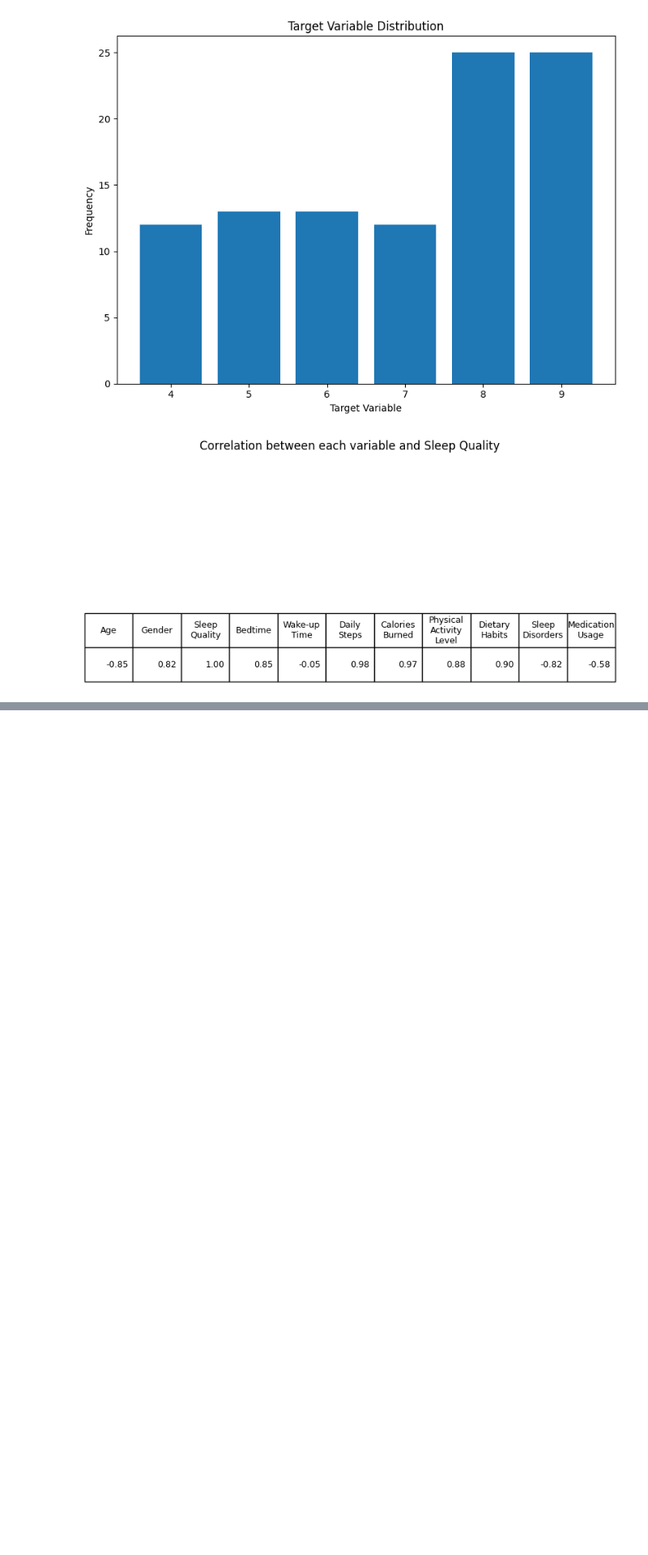
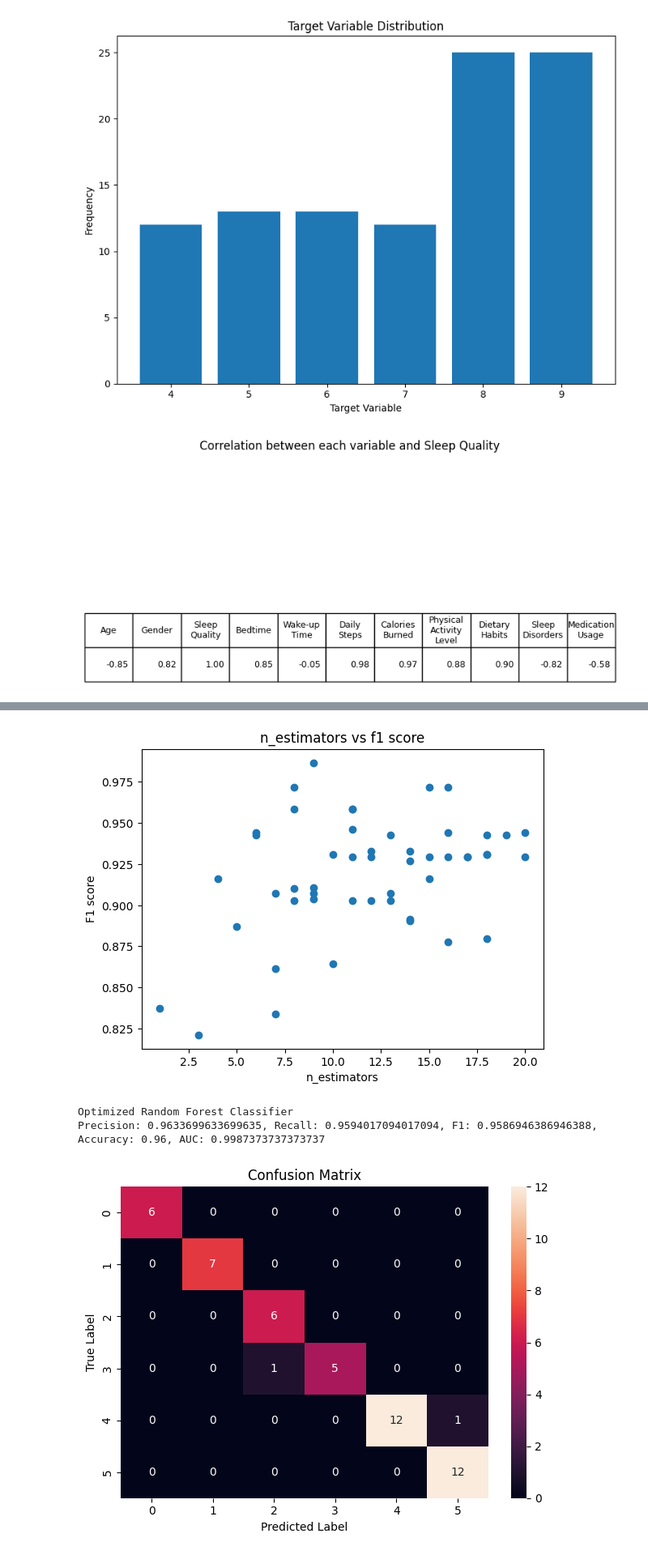
Before and after one commit to joshuakobuskie/DS675-101-Milestone-4, a Jupyter notebook: src/experiments.ipynb, the cells around one changed output, grey strips where cells are left out. Shown at 81% size. Drawn from its saved outputs; the diff is of its cells as text; code cells hidden in the pictures; blank space fills up the shorter version.

```diff
--- a/src/experiments.ipynb
+++ b/src/experiments.ipynb
@@ -158,7 +158,7 @@ def save_conf_matrix(y_test, model_pred, destination):
     pyplot.xlabel("Predicted Label")
     pyplot.ylabel("True Label")
     pyplot.tight_layout()
-    pyplot.savefig(destination)
+    pyplot.show()
     pyplot.clf()
     pyplot.close()
 
@@ -168,16 +168,62 @@ def save_shap(model_predict, x_test, model_name):
     shap_values = explainer(x_test)
 
     shap.plots.bar(shap_values, show=False)
-    pyplot.savefig("../assets/"+model_name+"_shap_values_bar.jpg")
+    pyplot.show()
     pyplot.clf()
     pyplot.close()
 
     shap.summary_plot(shap_values, show=False)
-    pyplot.savefig("../assets/"+model_name+"_shap_values_summary.jpg")
+    pyplot.show()
     pyplot.clf()
     pyplot.close()
 
     shap.summary_plot(shap_values, plot_type='violin', show=False)
-    pyplot.savefig("../assets/"+model_name+"_shap_values_violin.jpg")
+    pyplot.show()
     pyplot.clf()
     pyplot.close()
+
+
+n_estimators_values = []
+random_forest_f1_scores = []
+# Random forest classifier
+def random_forest_optimizer(trial):
+	n_estimators = trial.suggest_int('n_estimators', 1, 20)
+	random_forest = RandomForestClassifier(n_estimators = n_estimators)
+	random_forest.fit(x_train, y_train)
+	random_forest_pred = random_forest.predict(x_test)
+	random_forest_proba = random_forest.predict_proba(x_test)
+
+	#Metrics
+	precision, recall, f1, accuracy, auc = get_perf_metrics(y_test, random_forest_pred, random_forest_proba)
+	n_estimators_values.append(n_estimators)
+	random_forest_f1_scores.append(f1)
+	return f1
+
+study = optuna.create_study(direction="maximize")
+study.optimize(random_forest_optimizer, n_trials=50)
+n_estimators_optimal = study.best_params['n_estimators']
+
+#Hyperparameter optimization graph
+pyplot.figure()
+pyplot.title("n_estimators vs f1 score")
+pyplot.xlabel("n_estimators")
+pyplot.ylabel("F1 score")
+pyplot.scatter(n_estimators_values, random_forest_f1_scores)
+pyplot.show()
+
+random_forest = RandomForestClassifier(n_estimators = n_estimators_optimal)
+random_forest.fit(x_train, y_train)
+random_forest_pred = random_forest.predict(x_test)
+random_forest_proba = random_forest.predict_proba(x_test)
+
+#Metrics
+precision, recall, f1, accuracy, auc = get_perf_metrics(y_test, random_forest_pred, random_forest_proba)
+print("Optimized Random Forest Classifier")
+print("Precision: {}, Recall: {}, F1: {}, Accuracy: {}, AUC: {}".format(precision, recall, f1, accuracy, auc))
+
+#Confusion Matrix
+save_conf_matrix(y_test, random_forest_pred, '../assets/random_forest_confusion_matrix.jpg')
+
+#SHAP values
+save_shap(random_forest.predict, x_test, "random_forest")
+# %% [output]
@@ -183,0 +247,4 @@ def save_shap(model_predict, x_test, model_name):
+[figure, added]
+Optimized Random Forest Classifier
+Precision: 0.9633699633699635, Recall: 0.9594017094017094, F1: 0.9586946386946388, Accuracy: 0.96, AUC: 0.9987373737373737
+[figure, added]
```
Also changed, not shown: parts of 2 cells of this notebook.
